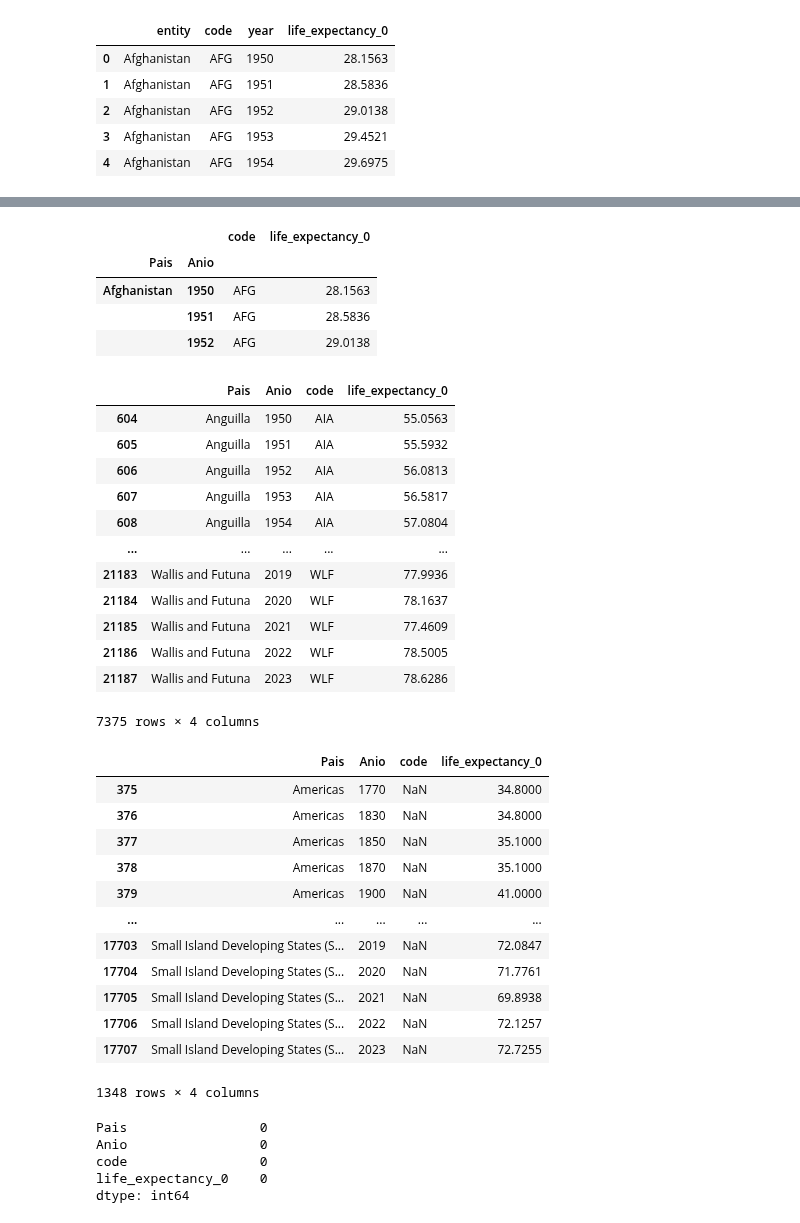
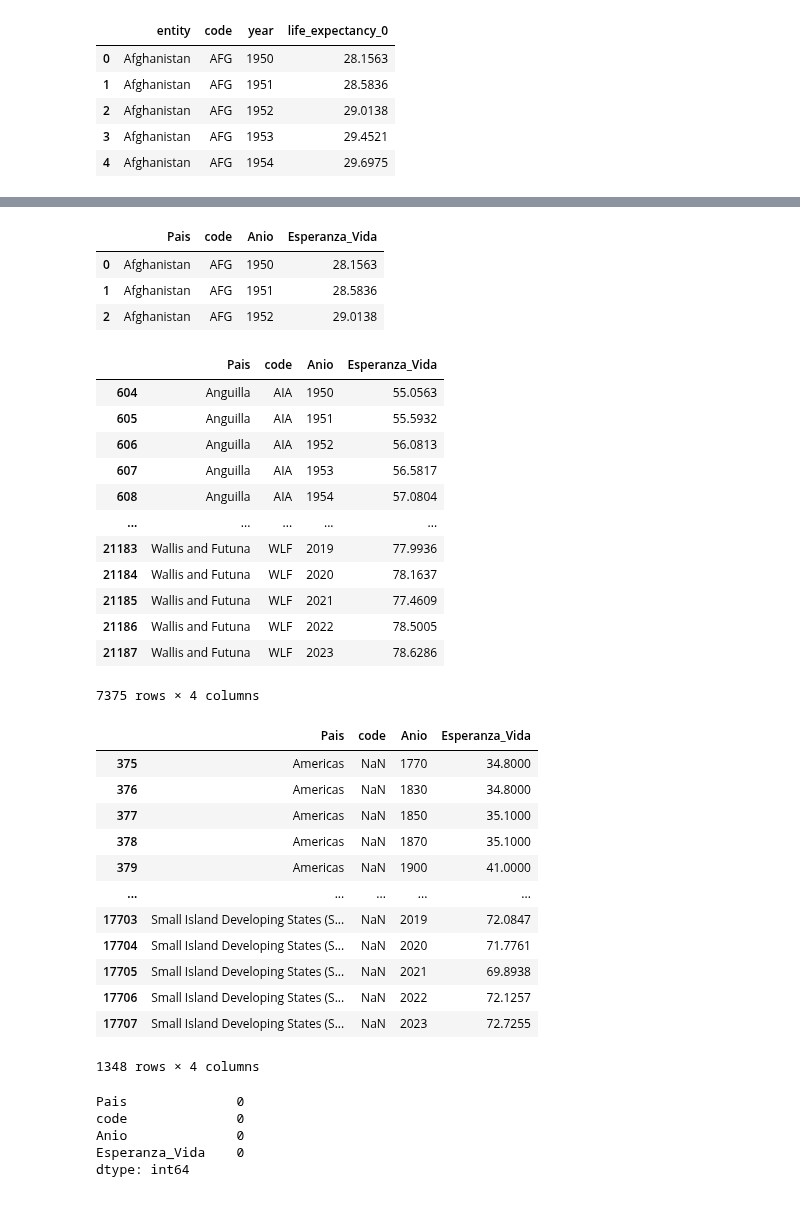
Before and after one commit to PIPIOLOVIC/BIG_DATA, a Jupyter notebook: U1_2_prueba/notebooks/02_transformaciones.ipynb, the cells around one changed output, grey strips where cells are left out. Saved outputs shown, nothing was run; the diff lists cells and outputs as text; code cells hidden in the pictures.

```diff
--- a/U1_2_prueba/notebooks/02_transformaciones.ipynb
+++ b/U1_2_prueba/notebooks/02_transformaciones.ipynb
@@ -17,10 +17,7 @@ df.head(5)
 | 3 | Afghanistan | AFG | 1953 | 29.4521 |
 | 4 | Afghanistan | AFG | 1954 | 29.6975 |
 # %%
-df.rename(columns={"entity": "Pais", "year": "Anio", "life_expectancy": "Esperanza de vida"}, inplace=True)
+df.rename(columns = {"entity": "Pais", "year" : "Anio", "life_expectancy_0" : "Esperanza_Vida"}, inplace = True)
-# %%
-df.reset_index(inplace=True)
-df.set_index("Pais", inplace=True)
 # %%
 df.head(3)
 # %% [output]
@@ -32,3 +28,2 @@ df.head(3)
 # %%
-df.reset_index(inplace=True)
-df.set_index(["Pais", "Anio"], inplace=True)
+df.set_index(["Pais", "Anio"])
@@ -35,50 +45,48 @@ df.set_index(["Pais", "Anio"], inplace=True)
 # %%
 df.head(3)
 # %% [output]
-|  |  | code | life_expectancy_0 |
-| Pais | Anio |  |  |
-| Afghanistan | 1950 | AFG | 28.1563 |
-|  | 1951 | AFG | 28.5836 |
-|  | 1952 | AFG | 29.0138 |
+|  | Pais | code | Anio | Esperanza_Vida |
+| 0 | Afghanistan | AFG | 1950 | 28.1563 |
+| 1 | Afghanistan | AFG | 1951 | 28.5836 |
+| 2 | Afghanistan | AFG | 1952 | 29.0138 |
 # %%
-df.reset_index(inplace=True)
-df.loc[df["Pais"].str.contains("U", case=False, regex=True)]
+df.loc[df["Pais"].str.contains("U", case = False, regex = True)]
 # %% [output]
-|  | Pais | Anio | code | life_expectancy_0 |
-| 604 | Anguilla | 1950 | AIA | 55.0563 |
-| 605 | Anguilla | 1951 | AIA | 55.5932 |
-| 606 | Anguilla | 1952 | AIA | 56.0813 |
-| 607 | Anguilla | 1953 | AIA | 56.5817 |
-| 608 | Anguilla | 1954 | AIA | 57.0804 |
+|  | Pais | code | Anio | Esperanza_Vida |
+| 604 | Anguilla | AIA | 1950 | 55.0563 |
+| 605 | Anguilla | AIA | 1951 | 55.5932 |
+| 606 | Anguilla | AIA | 1952 | 56.0813 |
+| 607 | Anguilla | AIA | 1953 | 56.5817 |
+| 608 | Anguilla | AIA | 1954 | 57.0804 |
 | ... | ... | ... | ... | ... |
-| 21183 | Wallis and Futuna | 2019 | WLF | 77.9936 |
-| 21184 | Wallis and Futuna | 2020 | WLF | 78.1637 |
-| 21185 | Wallis and Futuna | 2021 | WLF | 77.4609 |
-| 21186 | Wallis and Futuna | 2022 | WLF | 78.5005 |
-| 21187 | Wallis and Futuna | 2023 | WLF | 78.6286 |
+| 21183 | Wallis and Futuna | WLF | 2019 | 77.9936 |
+| 21184 | Wallis and Futuna | WLF | 2020 | 78.1637 |
+| 21185 | Wallis and Futuna | WLF | 2021 | 77.4609 |
+| 21186 | Wallis and Futuna | WLF | 2022 | 78.5005 |
+| 21187 | Wallis and Futuna | WLF | 2023 | 78.6286 |
 7375 rows × 4 columns
 # %%
 df.loc[df["code"].isnull()]
 # %% [output]
-|  | Pais | Anio | code | life_expectancy_0 |
-| 375 | Americas | 1770 | NaN | 34.8000 |
-| 376 | Americas | 1830 | NaN | 34.8000 |
-| 377 | Americas | 1850 | NaN | 35.1000 |
-| 378 | Americas | 1870 | NaN | 35.1000 |
-| 379 | Americas | 1900 | NaN | 41.0000 |
+|  | Pais | code | Anio | Esperanza_Vida |
+| 375 | Americas | NaN | 1770 | 34.8000 |
+| 376 | Americas | NaN | 1830 | 34.8000 |
+| 377 | Americas | NaN | 1850 | 35.1000 |
+| 378 | Americas | NaN | 1870 | 35.1000 |
+| 379 | Americas | NaN | 1900 | 41.0000 |
 | ... | ... | ... | ... | ... |
-| 17703 | Small Island Developing States (S... | 2019 | NaN | 72.0847 |
-| 17704 | Small Island Developing States (S... | 2020 | NaN | 71.7761 |
-| 17705 | Small Island Developing States (S... | 2021 | NaN | 69.8938 |
-| 17706 | Small Island Developing States (S... | 2022 | NaN | 72.1257 |
-| 17707 | Small Island Developing States (S... | 2023 | NaN | 72.7255 |
+| 17703 | Small Island Developing States (S... | NaN | 2019 | 72.0847 |
+| 17704 | Small Island Developing States (S... | NaN | 2020 | 71.7761 |
+| 17705 | Small Island Developing States (S... | NaN | 2021 | 69.8938 |
+| 17706 | Small Island Developing States (S... | NaN | 2022 | 72.1257 |
+| 17707 | Small Island Developing States (S... | NaN | 2023 | 72.7255 |
 1348 rows × 4 columns
 # %%
-df.dropna(subset=["code"], inplace=True)
+df.dropna(subset = ["code"], inplace = True)
 df.isnull().sum()
 # %% [output]
-Pais                 0
-Anio                 0
-code                 0
-life_expectancy_0    0
+Pais              0
+code              0
+Anio              0
+Esperanza_Vida    0
 dtype: int64
```
Also changed, not shown: parts of 7 cells of this notebook, 1 other file.
